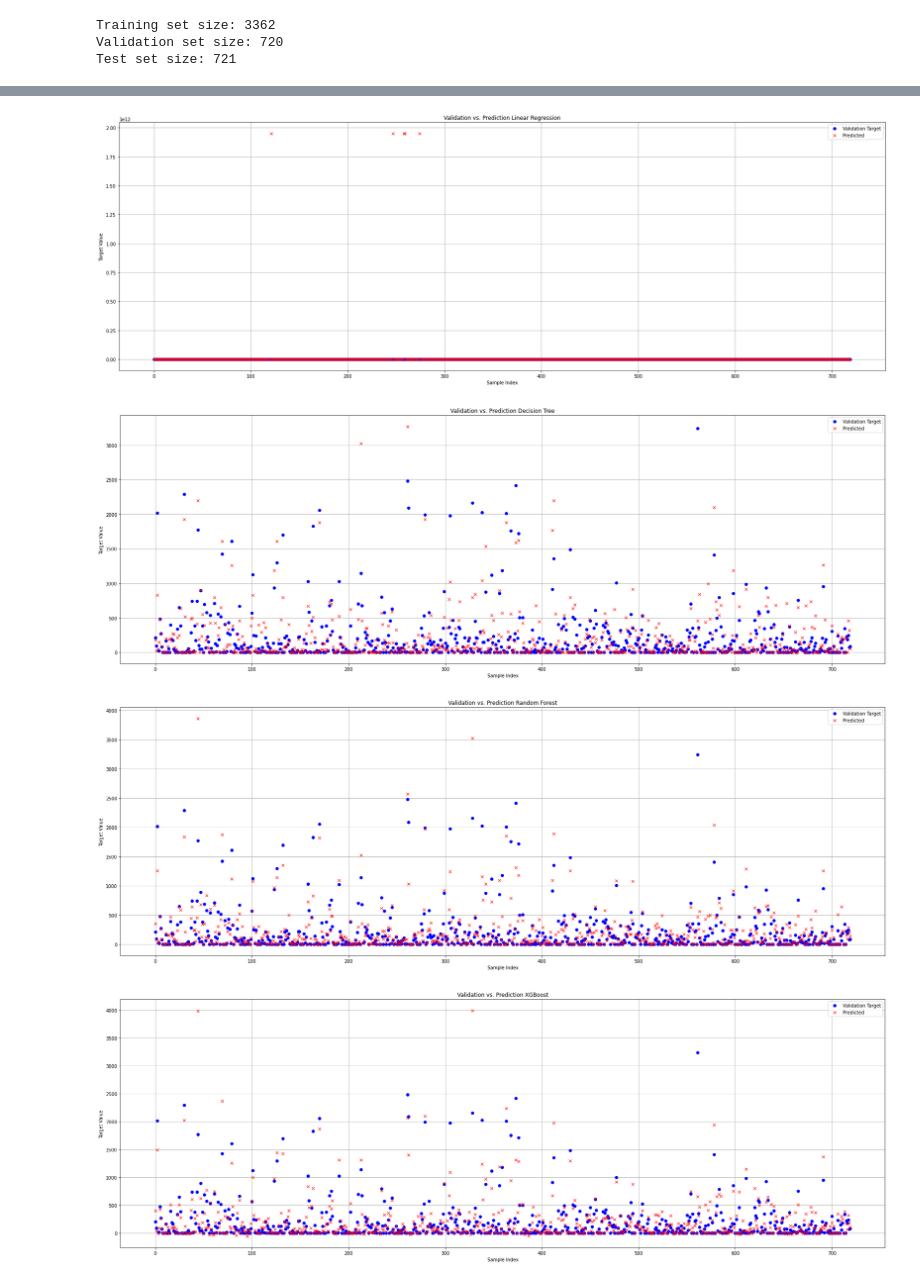
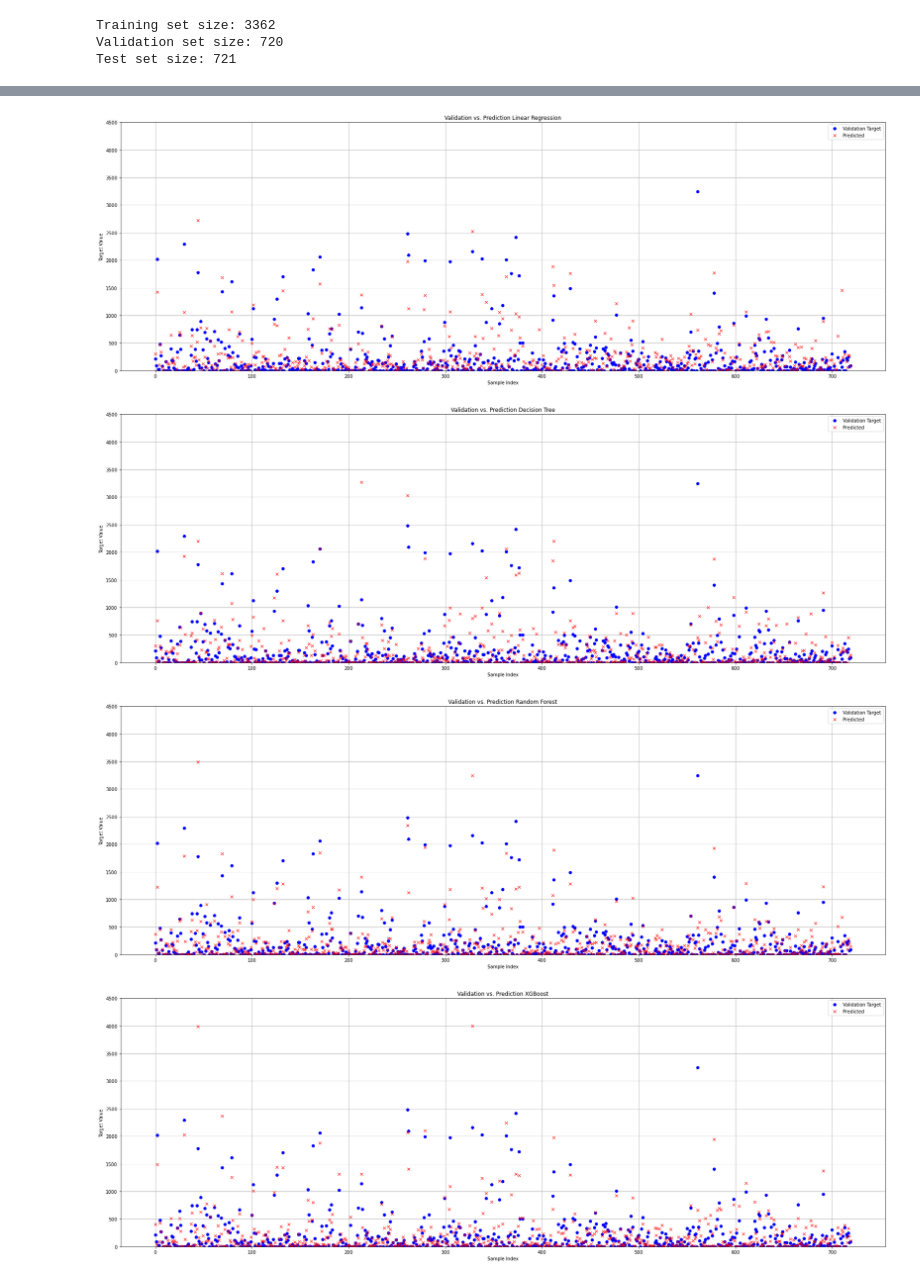
Before and after one commit to ELophem/Project_ML_2024, a Jupyter notebook: ProjectML.ipynb, the cells around one changed output, grey strips where cells are left out. Drawn from its saved outputs; the diff is of its cells as text; code cells hidden in the pictures.

```diff
--- a/ProjectML.ipynb
+++ b/ProjectML.ipynb
@@ -568,11 +560,15 @@ from xgboost import XGBRegressor
 from sklearn.metrics import make_scorer
 import numpy as np
 
-# Define RMSLE scorer
 def rmsle(y_true, y_pred):
+    # Replace negative or zero predictions with a small positive value
+    y_pred = np.clip(y_pred, 1e-9, None)
     # Compute RMSLE
     rmsle_value = np.sqrt(np.mean(np.square(np.log1p(y_true+1) - np.log1p(y_pred+1))))
-    return rmsle_value, y_true[y_true <= 0]
+    # Find indices of negative or zero true target values
+    errors = np.where(y_true <= 0)[0]
+    return rmsle_value, errors
+
 
 
 # Create models
@@ -591,6 +587,7 @@ for name, model in models.items():
     predictions.append(model.predict(X_val))
     rmsle_score, errors = rmsle(y_val, predictions[0])
     print(name, "RMSLE:", rmsle_score)
+    #print(f"predictions for {name}", predictions)
 # # Calculate RMSLE for each model
 # rmsle_scores = []
 # errorvalues = []
@@ -609,28 +606,29 @@ XGBoost RMSLE: 1.4359117880300427
 # %%
 import matplotlib.pyplot as plt
 
 # Assuming 'model' is your trained model and 'X_val' and 'y_val' are your validation data
 # Replace 'model', 'X_val', and 'y_val' with your actual model and data
 x = [i for i in range(len(y_val))]
 
 # Train the model on the training data (X_train, y_train)
 
 # Make predictions on the validation data
 for name, model in models.items():
     y_pred = model.predict(X_val)
 
     # Plot the line of validation and prediction
     plt.figure(figsize=(30, 10))
     plt.plot(y_val.values, label='Validation Target', color='blue', marker='o', linestyle='None')  # No connecting lines
     plt.plot(y_pred, label='Predicted', color='red', marker='x', linestyle='None')  # No connecting lines
     plt.xlabel('Sample Index')
     plt.ylabel('Target Value')
     plt.title('Validation vs. Prediction ' + name)
     plt.legend()
     plt.grid(True)
+    plt.ylim(0, 4500) #Added to limit the graph size
     plt.show()
 # %% [output]
-[figure, old version]
+[figure, new version]
-[figure, old version]
+[figure, new version]
-[figure, old version]
+[figure, new version]
-[figure, old version]
+[figure, new version]
```
Also changed, not shown: parts of 7 cells of this notebook.
